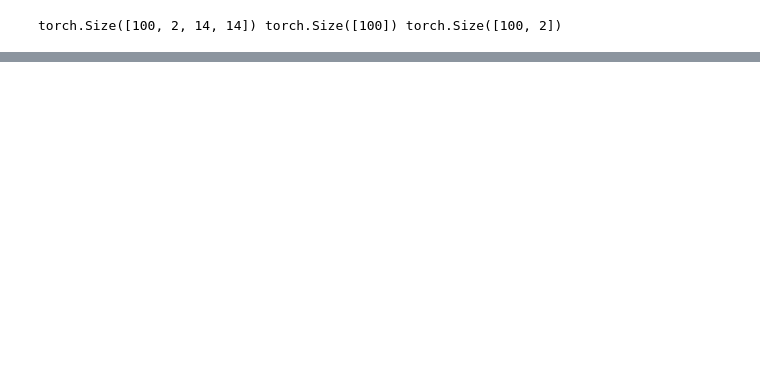
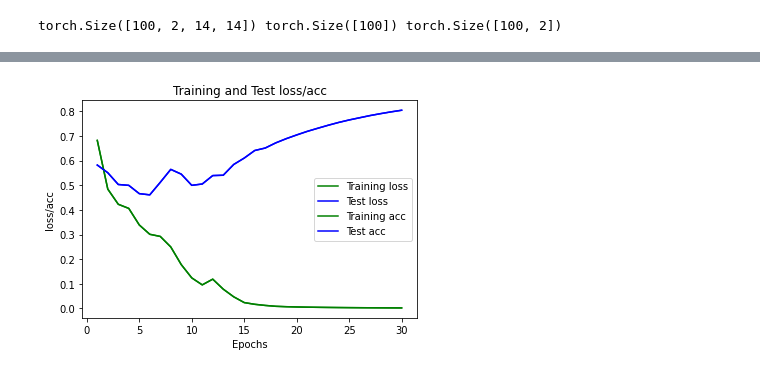
Before and after one commit to matthiaszeller/dl-project, a Jupyter notebook: fully_dense_nn.ipynb, the cells around one changed output, grey strips where cells are left out. Cells and saved outputs as stored; diff of their text form; code cells hidden in the pictures; blank space fills up the shorter version.

```diff
--- a/fully_dense_nn.ipynb
+++ b/fully_dense_nn.ipynb
@@ -152,5 +143,0 @@ Train Epoch: 0 [9/10]   Loss: 0.614066
-# %%
-test()
-for epoch in range(25):
-  train(epoch)
-  test()
@@ -174,0 +144,24 @@ Test set: Avg. loss: 0.0071, Accuracy: 404/404 (404%)
+# %%
+def train(network ,epoch_nb = 30,   debug_ = True):
+
+  tot_train_loss = []
+  tot_train_acc = []
+  tot_test_loss = []
+  tot_test_acc = []
+
+
+  for epoch in range(epoch_nb):
+    train_loss , train_acc = train_epoch(network)
+    test_loss , test_acc = test(network)
+
+    tot_train_loss.append(train_loss)
+    tot_train_acc.append(train_acc)
+    tot_test_loss.append(test_loss)
+    tot_test_acc.append(test_acc)
+
+    if(debug_):
+      print(epoch, train_loss , train_acc , test_loss , test_acc)
+
+  return tot_train_loss , tot_train_acc , tot_test_loss , tot_test_acc
+# %%
+tot_train_loss , tot_train_acc , tot_test_loss , tot_test_acc = train(network , 30)
@@ -174,0 +186,17 @@ Test set: Avg. loss: 0.0071, Accuracy: 404/404 (404%)
+# %%
+def plot_loss_acc( tot_train_loss , tot_train_acc , tot_test_loss , tot_test_acc ):
+  epochs = range(1, len(tot_train_loss)+1 )
+  plt.plot(epochs, tot_train_loss, 'g', label='Training loss')
+  plt.plot(epochs, tot_test_loss, 'b', label='Test loss')
+  plt.plot(epochs, tot_train_loss, 'g', label='Training acc')
+  plt.plot(epochs, tot_test_loss, 'b', label='Test acc')
+  plt.title('Training and Test loss/acc')
+  plt.xlabel('Epochs')
+  plt.ylabel('loss/acc')
+
+  plt.legend()
+  plt.show()
+# %%
+plot_loss_acc( tot_train_loss , tot_train_acc , tot_test_loss , tot_test_acc )
+# %% [output]
+[figure, added]
```
Also changed, not shown: parts of 15 cells of this notebook.
